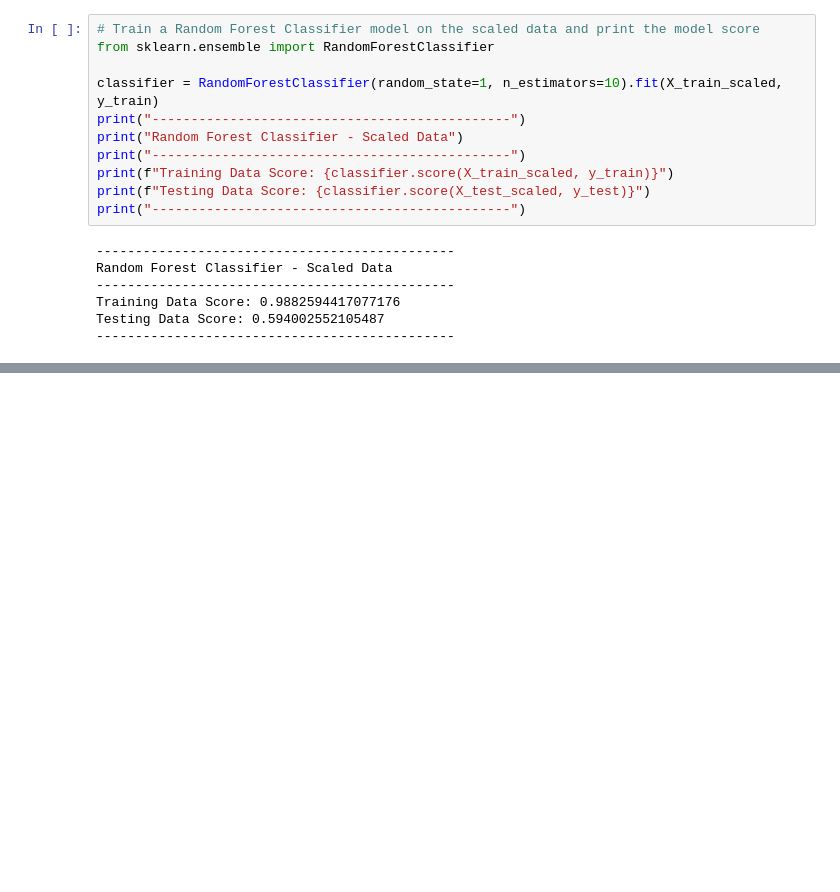
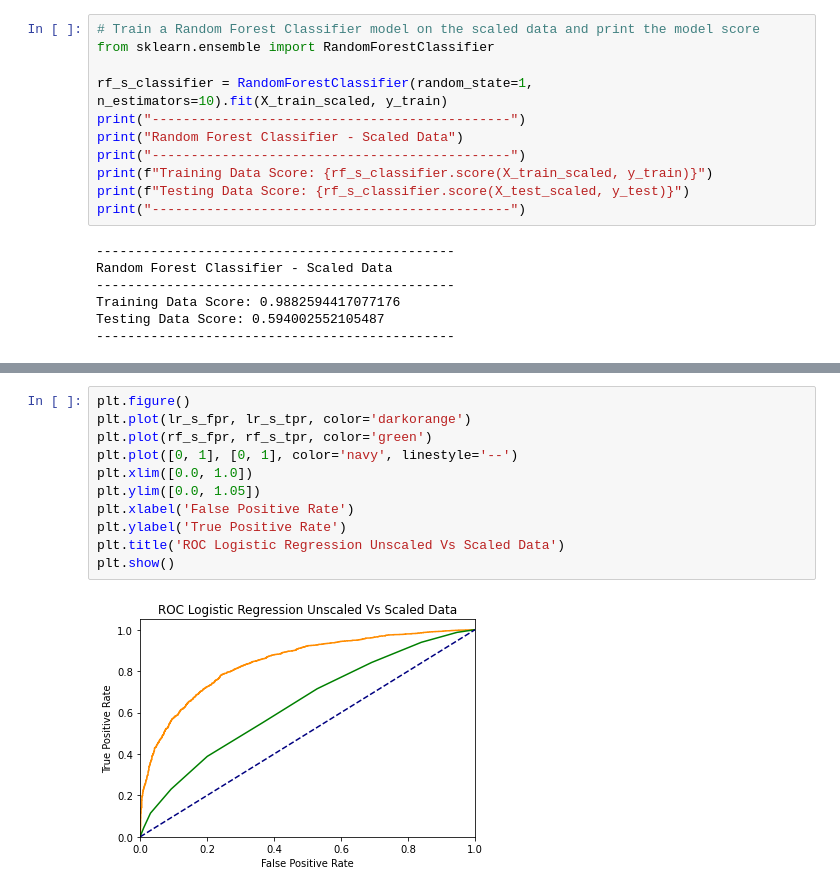
Before and after one commit to skesamsetty/Supervised-Machine-Learning-Challenge, a Jupyter notebook: Code/Credit Risk Evaluator.ipynb, the cells around one changed output, grey strips where cells are left out. Drawn from its saved outputs; the diff is of its cells as text; blank space fills up the shorter version.

```diff
--- a/Code/Credit Risk Evaluator.ipynb
+++ b/Code/Credit Risk Evaluator.ipynb
@@ -369,12 +448,12 @@ plot_precision_recall_curve(classifier, X_test, y_test)
 # Train a Random Forest Classifier model on the scaled data and print the model score
 from sklearn.ensemble import RandomForestClassifier
 
-classifier = RandomForestClassifier(random_state=1, n_estimators=10).fit(X_train_scaled, y_train)
+rf_s_classifier = RandomForestClassifier(random_state=1, n_estimators=10).fit(X_train_scaled, y_train)
 print("----------------------------------------------")
 print("Random Forest Classifier - Scaled Data")
 print("----------------------------------------------")
-print(f"Training Data Score: {classifier.score(X_train_scaled, y_train)}")
-print(f"Testing Data Score: {classifier.score(X_test_scaled, y_test)}")
+print(f"Training Data Score: {rf_s_classifier.score(X_train_scaled, y_train)}")
+print(f"Testing Data Score: {rf_s_classifier.score(X_test_scaled, y_test)}")
 print("----------------------------------------------")
 # %% [output]
 ----------------------------------------------
@@ -392,0 +497,13 @@ plot_precision_recall_curve(classifier, X_test_scaled, y_test)
+# %%
+plt.figure()
+plt.plot(lr_s_fpr, lr_s_tpr, color='darkorange')
+plt.plot(rf_s_fpr, rf_s_tpr, color='green')
+plt.plot([0, 1], [0, 1], color='navy', linestyle='--')
+plt.xlim([0.0, 1.0])
+plt.ylim([0.0, 1.05])
+plt.xlabel('False Positive Rate')
+plt.ylabel('True Positive Rate')
+plt.title('ROC Logistic Regression Unscaled Vs Scaled Data')
+plt.show()
+# %% [output]
+[figure, added]
```
Also changed, not shown: parts of 50 cells of this notebook.
